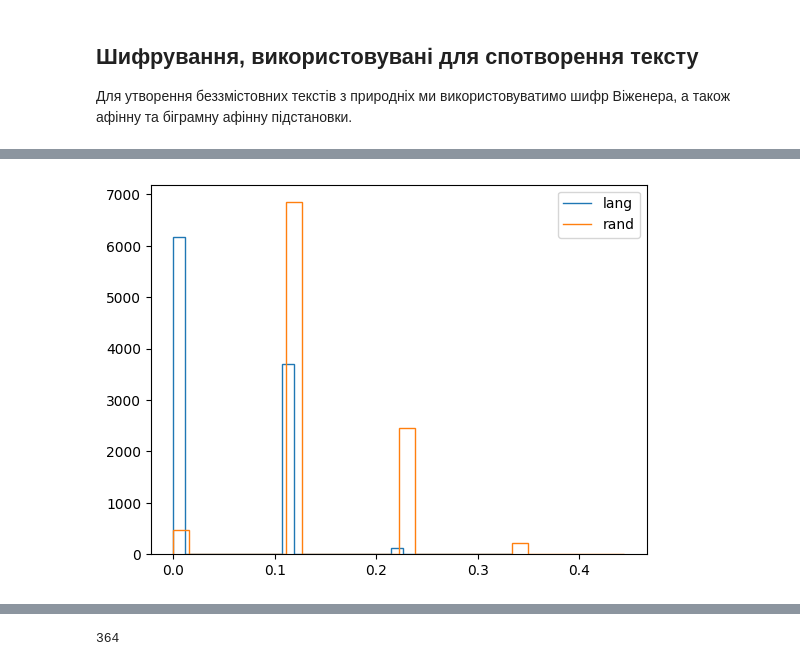
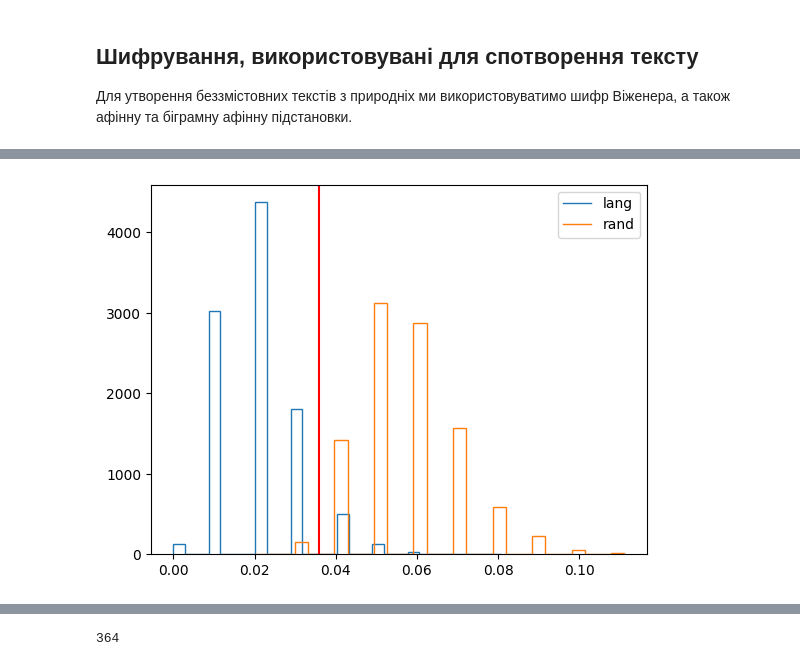
Before and after one commit to Pechenkya/Cryptoanalysis-Lab2-Bondar_Kistaiev, a Jupyter notebook: temp (shvidkiy).ipynb, the cells around one changed output, grey strips where cells are left out. Saved outputs shown, nothing was run; the diff lists cells and outputs as text; code cells hidden in the pictures.

```diff
--- a/temp (shvidkiy).ipynb
+++ b/temp (shvidkiy).ipynb
@@ -360,35 +394,35 @@ def plot_stat_distr(crit_stat_f, text_len, n_texts):
 
     counts2, bins2 = np.histogram(rand_stat, int(np.ceil(3*np.log(n_texts))))
     ax.stairs(counts2, bins2)
 
     ax.legend(["lang", "rand"])
 
 
-n = 10
+n = 100
 S = 10000 #int(1000*np.ceil(0.5*np.sqrt(n)))
 
-plot_stat_distr(lambda text: crit_10_stat(text, 1), n, S)
-
+plot_stat_distr(lambda text: crit_12_stat(text, 1), n, S)
+plt.axvline(x=0.036, color='r')
 
 k10 = {1: {10: 0, 100: 0, 1000: 0, 10000: 0},
          2: {10: 0, 100: 0, 1000: 0, 10000: 0}}
 
 k11 = {1: {10: 1.5, 100: 6.5, 1000: 8.85, 10000: 8.99},
         2: {10: 0.25, 100: 14, 1000: 144, 10000: 225}}
 
 k12 = {1: {10: 0.0675, 100: 0.035, 1000: 0.0285, 10000: 0.0285},
         2: {10: 0.06, 100: 0.01, 1000: 0.00315, 10000: 0.0013}}
 
 k13 = {1: {10: 0.16, 100: 0.14, 1000: 0.15, 10000: 0.16} ,
         2: {10: 0.075, 100: 0.21, 1000: 0.21, 10000: 0.21}}
 
 k30 = {1: {10: -1.715, 100: 0.05, 1000: 0.3, 10000: 0.3} ,
         2: {10: -2.67, 100: -0.88, 1000: 0.18, 10000: 0.45}}
 
 k51 = {1: {10: 13.5, 100: 1.9, 1000: 0.1, 10000: 0.1} ,
         2: {10: 300.4, 100: 264, 1000: 108, 10000: 1.25}}
 
 ks = {10: 2.125, 100: 0.75, 1000: 0.475, 10000: 0.38}
 # %% [output]
-[figure, old version]
+[figure, new version]
 # %% [markdown]
```
Also changed, not shown: parts of 21 cells of this notebook, 8 other files.
